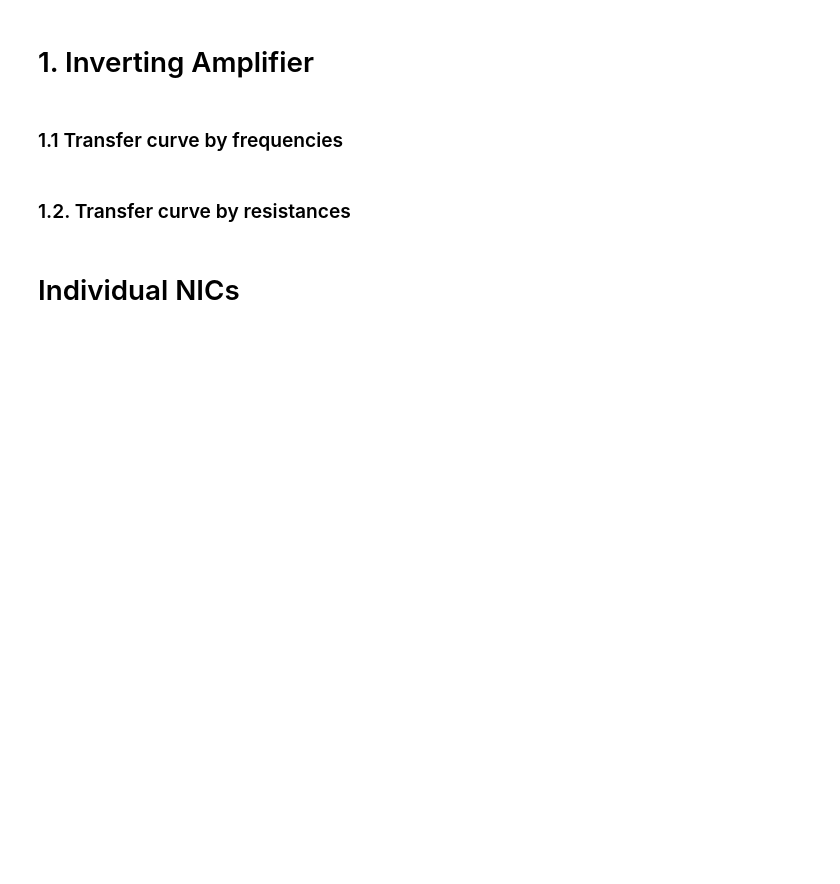
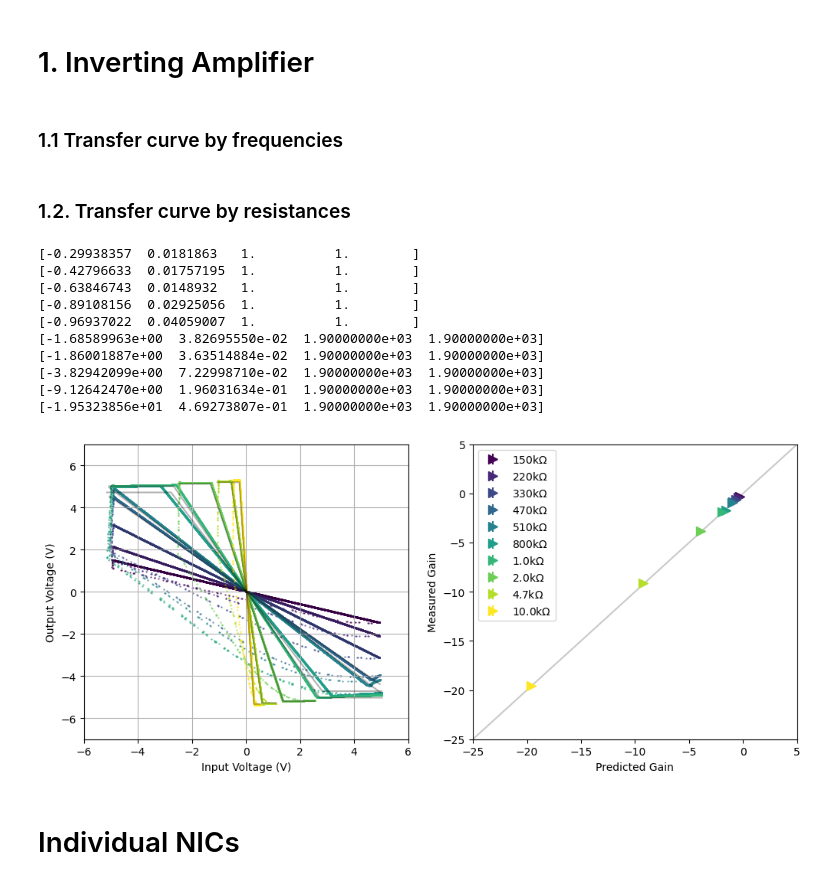
Before and after one commit to Chwanhee/Metrology, a Jupyter notebook: data_analysis.ipynb, the cells around one changed output. Saved outputs shown, nothing was run; the diff lists cells and outputs as text; code cells hidden in the pictures; blank space fills up the shorter version.

Commit message:
Made a bunch of plots.

```diff
--- a/data_analysis.ipynb
+++ b/data_analysis.ipynb
@@ -99,33 +99,46 @@ for i, R2 in enumerate(Res2):
     popt,pcov = curve_fit(fit,Vin,Vout,p0=trial,maxfev = 10800)
     print(popt)
     perr = np.sqrt(np.diag(pcov))
     m = -R2/R1
     axs1.plot(Vin,fit(Vin,*popt),color="black",alpha=0.3)
     if R2 >= 1000:
         R2 /= 1000
         label = fr"{R2}k$\Omega$"
     else: label = fr"{R2}$\Omega$"
     axs1.scatter(Vin,Vout
                  ,s=0.5,alpha=0.6,color=colours[i]
                  )
 
     axs2.errorbar(m,popt[0]
                   ,label=fr"{R2}k$\Omega$"
                   ,yerr = perr[0]
                   ,fmt=">",markersize="9",color = colours[i]
                   )
 axs2.legend(loc="upper left")
 axs1.set_ylim(-7,7)
 axs1.set_xlim(-6,6)
+axs1.grid()
 axs1.set_ylabel("Output Voltage (V)")
 axs1.set_xlabel("Input Voltage (V)")
 
 axs2.set_ylim(-25,5)
 axs2.set_xlim(-25,5)
 axs2.plot(X,X,color="black",alpha=0.2)
 axs2.set_ylabel(r"Measured Gain")
 axs2.set_xlabel(r"Predicted Gain")
 
-fig.savefig("figures/inverting_slops.png")
+fig.savefig("figures/inverting_slopes.png")
+# %% [output]
+[-0.29938357  0.0181863   1.          1.        ]
+[-0.42796633  0.01757195  1.          1.        ]
+[-0.63846743  0.0148932   1.          1.        ]
+[-0.89108156  0.02925056  1.          1.        ]
+[-0.96937022  0.04059007  1.          1.        ]
+[-1.68589963e+00  3.82695550e-02  1.90000000e+03  1.90000000e+03]
+[-1.86001887e+00  3.63514884e-02  1.90000000e+03  1.90000000e+03]
+[-3.82942099e+00  7.22998710e-02  1.90000000e+03  1.90000000e+03]
+[-9.12642470e+00  1.96031634e-01  1.90000000e+03  1.90000000e+03]
+[-1.95323856e+01  4.69273807e-01  1.90000000e+03  1.90000000e+03]
+[figure, added]
 # %% [markdown]
 # Individual NICs
```
Also changed, not shown: parts of 4 cells of this notebook, 1 other file.
